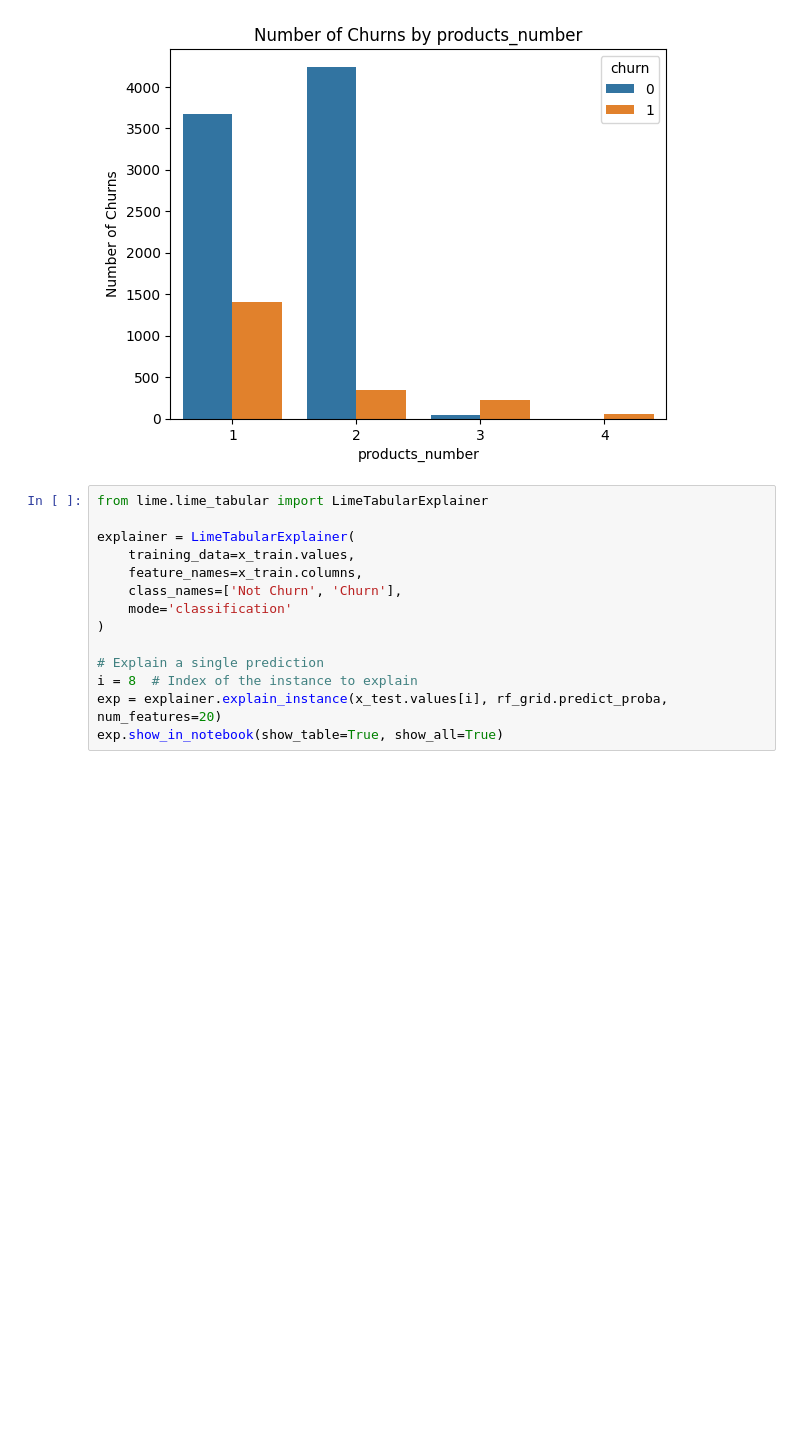
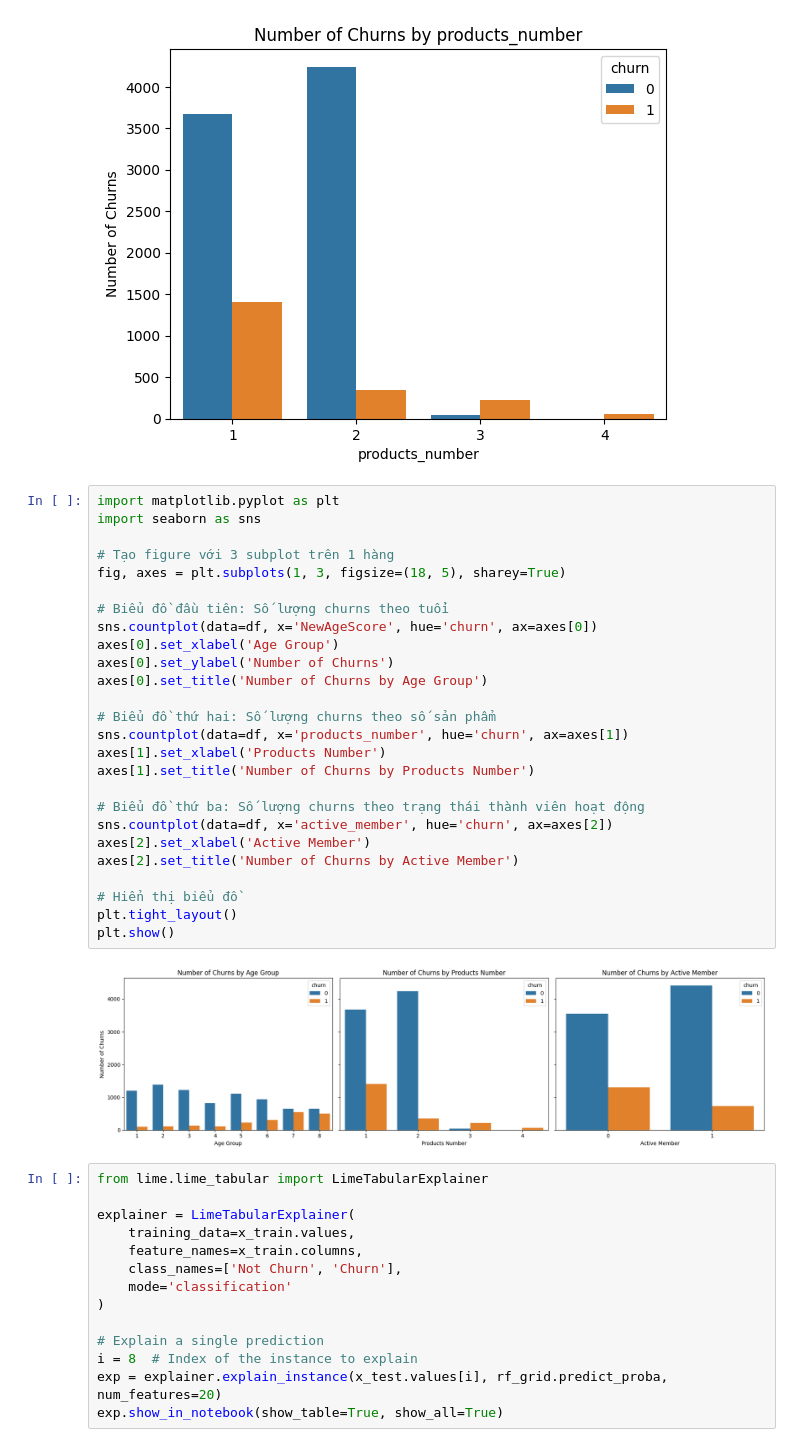
Before and after one commit to tnsonlahh/-DSEB-64A-Group-10_Customer-Churn-Prediction-, a Jupyter notebook: ChurnOneBank_Model.ipynb, the cells around one changed output. Drawn from its saved outputs; the diff is of its cells as text; blank space fills up the shorter version.

```diff
--- a/ChurnOneBank_Model.ipynb
+++ b/ChurnOneBank_Model.ipynb
@@ -196,6 +216,34 @@ plt.title('Number of Churns by products_number')
 plt.show()
 # %% [output]
 [figure]
+# %%
+import matplotlib.pyplot as plt
+import seaborn as sns
+
+# Tạo figure với 3 subplot trên 1 hàng
+fig, axes = plt.subplots(1, 3, figsize=(18, 5), sharey=True)
+
+# Biểu đồ đầu tiên: Số lượng churns theo tuổi
+sns.countplot(data=df, x='NewAgeScore', hue='churn', ax=axes[0])
+axes[0].set_xlabel('Age Group')
+axes[0].set_ylabel('Number of Churns')
+axes[0].set_title('Number of Churns by Age Group')
+
+# Biểu đồ thứ hai: Số lượng churns theo số sản phẩm
+sns.countplot(data=df, x='products_number', hue='churn', ax=axes[1])
+axes[1].set_xlabel('Products Number')
+axes[1].set_title('Number of Churns by Products Number')
+
+# Biểu đồ thứ ba: Số lượng churns theo trạng thái thành viên hoạt động
+sns.countplot(data=df, x='active_member', hue='churn', ax=axes[2])
+axes[2].set_xlabel('Active Member')
+axes[2].set_title('Number of Churns by Active Member')
+
+# Hiển thị biểu đồ
+plt.tight_layout()
+plt.show()
+# %% [output]
+[figure, added]
 # %%
 from lime.lime_tabular import LimeTabularExplainer
 
```
Also changed, not shown: parts of 6 cells of this notebook, 4 other files.
